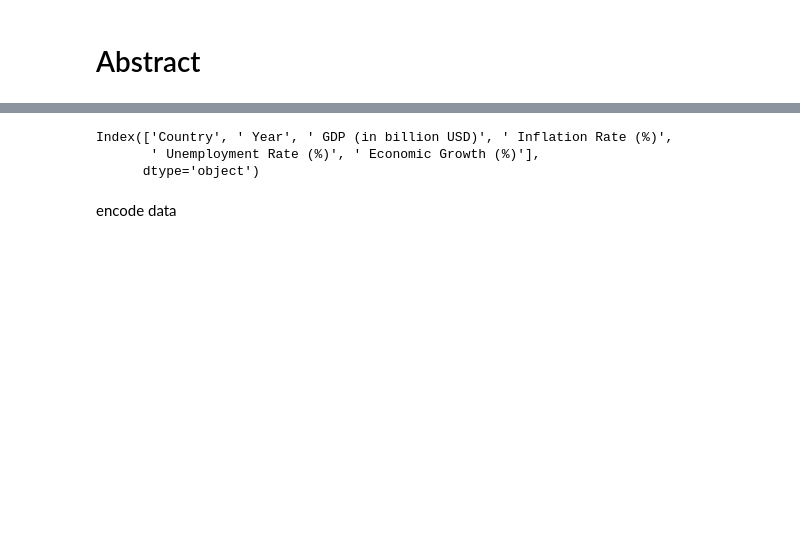
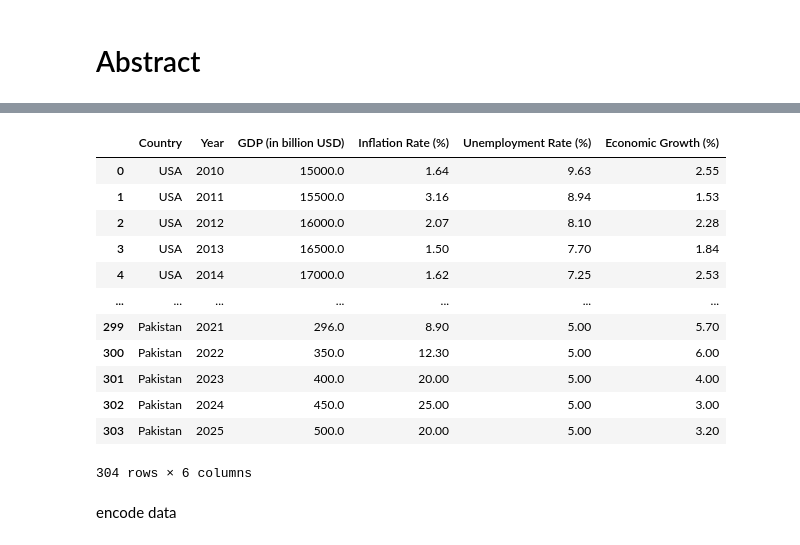
Before and after one commit to Aidan-Mulholland/Advanced-AI, a Jupyter notebook: main.ipynb, the cells around one changed output, grey strips where cells are left out. Cells and saved outputs as stored; diff of their text form; code cells hidden in the pictures; blank space fills up the shorter version.

```diff
--- a/main.ipynb
+++ b/main.ipynb
@@ -30,15 +13,34 @@ We first load the dataset
 # %%
+import kagglehub
+from kagglehub import KaggleDatasetAdapter
+import torch
+from sklearn.model_selection import train_test_split
+from sklearn.preprocessing import LabelEncoder, normalize
+import matplotlib.pyplot as plt
+
 # dataset and code as from [1]
 file_path = "Economic Indicators And Inflation (1) (1).csv"
 df = kagglehub.load_dataset(
   KaggleDatasetAdapter.PANDAS,
   "adilshamim8/economic-indicators-and-inflation",
   file_path,
 )
+df = df.rename(columns=lambda x: x.strip())
+df
 # End of source [1]
 # %% [output]
+|  | Country | Year | GDP (in billion USD) | Inflation Rate (%) | Unemployment Rate (%) | Economic Growth (%) |
+| 0 | USA | 2010 | 15000.0 | 1.64 | 9.63 | 2.55 |
+| 1 | USA | 2011 | 15500.0 | 3.16 | 8.94 | 1.53 |
+| 2 | USA | 2012 | 16000.0 | 2.07 | 8.10 | 2.28 |
+| 3 | USA | 2013 | 16500.0 | 1.50 | 7.70 | 1.84 |
+| 4 | USA | 2014 | 17000.0 | 1.62 | 7.25 | 2.53 |
+| ... | ... | ... | ... | ... | ... | ... |
+| 299 | Pakistan | 2021 | 296.0 | 8.90 | 5.00 | 5.70 |
+| 300 | Pakistan | 2022 | 350.0 | 12.30 | 5.00 | 6.00 |
+| 301 | Pakistan | 2023 | 400.0 | 20.00 | 5.00 | 4.00 |
+| 302 | Pakistan | 2024 | 450.0 | 25.00 | 5.00 | 3.00 |
+| 303 | Pakistan | 2025 | 500.0 | 20.00 | 5.00 | 3.20 |
-Index(['Country', ' Year', ' GDP (in billion USD)', ' Inflation Rate (%)',
-       ' Unemployment Rate (%)', ' Economic Growth (%)'],
-      dtype='object')
+304 rows × 6 columns
 # %% [markdown]
 encode data
```
Also changed, not shown: parts of 13 cells of this notebook, 1 other file.
